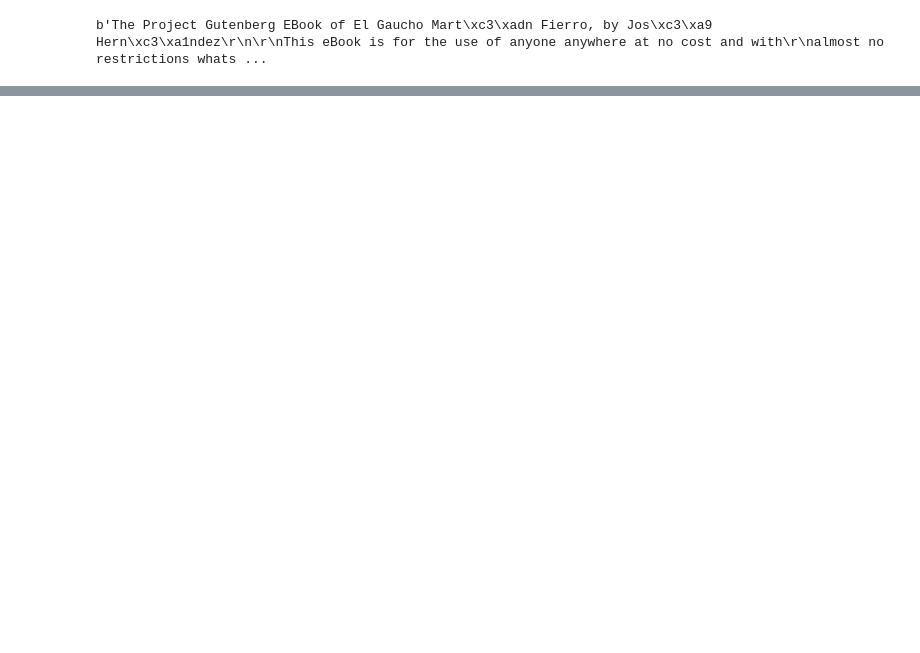
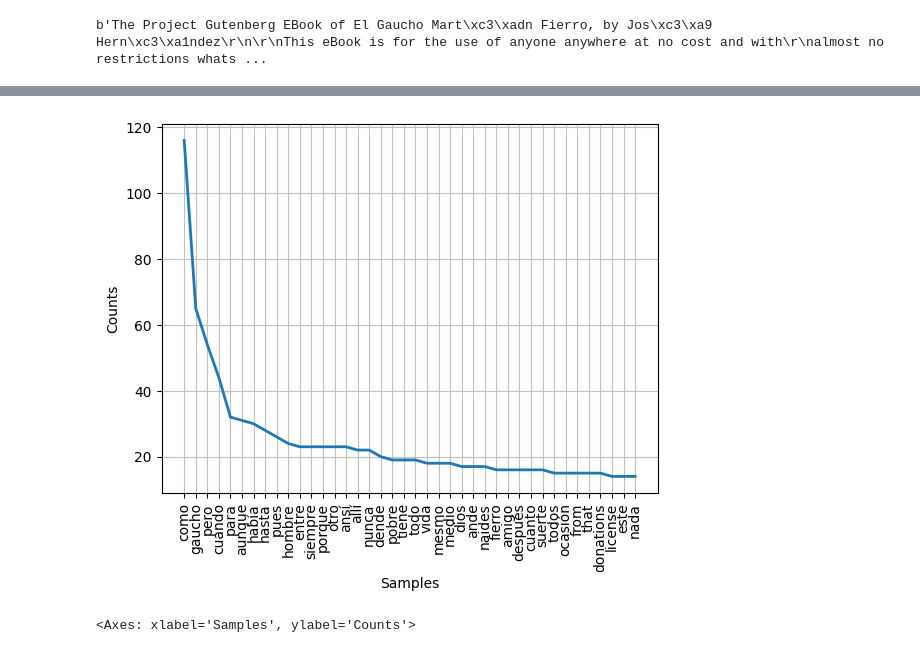
Before and after one commit to LCaravaggio/NLP, a Jupyter notebook: 02_básicas/Word_Cloud.ipynb, the cells around one changed output, grey strips where cells are left out. Saved outputs shown, nothing was run; the diff lists cells and outputs as text; code cells hidden in the pictures; blank space fills up the shorter version.

```diff
--- a/02_básicas/Word_Cloud.ipynb
+++ b/02_básicas/Word_Cloud.ipynb
@@ -73,0 +76,8 @@ stopwords
+# %%
+words = text.lower().split()
+
+fd = nltk.FreqDist(words)
+fd.plot(40, cumulative=False, )
+# %% [output]
+[figure, added]
+<Axes: xlabel='Samples', ylabel='Counts'>
```
Also changed, not shown: parts of 10 cells of this notebook.
